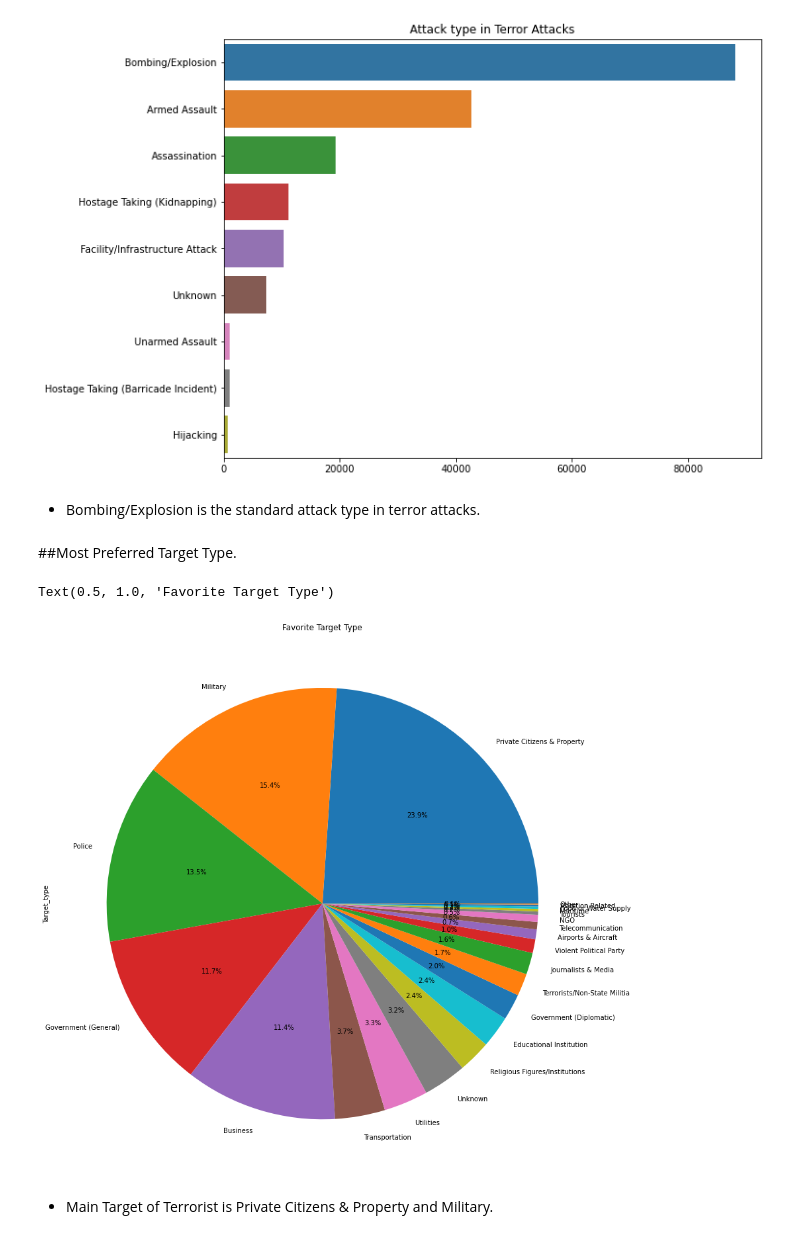
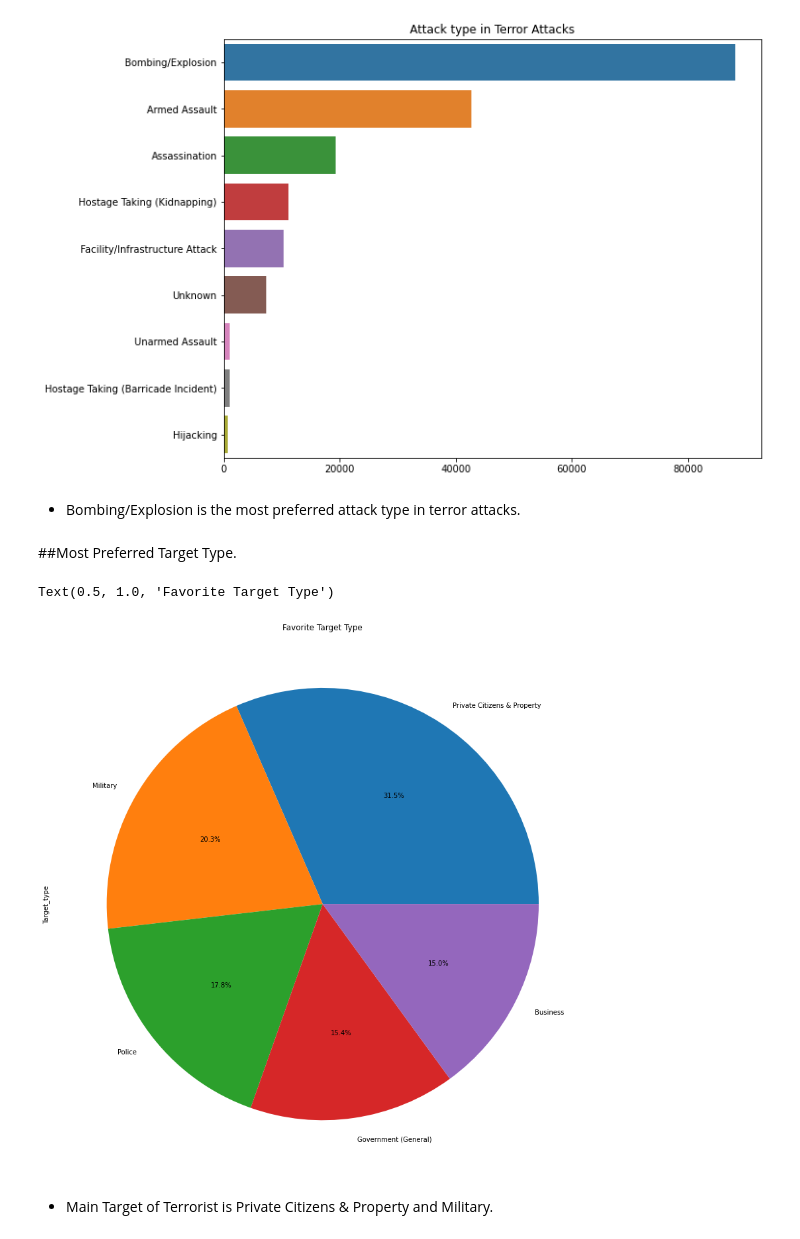
Before and after one commit to himanshukhasdev/Global-Terrorism-Analysis, a Jupyter notebook: Himanshu_Khasdev_Global_Terrorism_Analysis_Capstone_Project.ipynb, the cells around one changed output. Cells and saved outputs as stored; diff of their text form; code cells hidden in the pictures.

```diff
--- a/Himanshu_Khasdev_Global_Terrorism_Analysis_Capstone_Project.ipynb
+++ b/Himanshu_Khasdev_Global_Terrorism_Analysis_Capstone_Project.ipynb
@@ -570,15 +578,15 @@ plt.show()
 # %% [output]
 [figure]
 # %% [markdown]
-*   Bombing/Explosion is the standard attack type in terror attacks.
+*   Bombing/Explosion is the most preferred attack type in terror attacks.
 # %% [markdown]
 ##Most Preferred Target Type.
 # %%
-data['Target_type'].value_counts().plot(kind='pie',figsize=[20,15],autopct='%1.1f%%')
+data['Target_type'].value_counts().head(5).plot(kind='pie',figsize=[20,15],autopct='%1.1f%%')
 plt.title('Favorite Target Type')
 # %% [output]
 Text(0.5, 1.0, 'Favorite Target Type')
-[figure, old version]
+[figure, new version]
 # %% [markdown]
 *   Main Target of Terrorist is Private Citizens & Property and Military.
 # %% [markdown]
```
Also changed, not shown: parts of 11 cells of this notebook.
